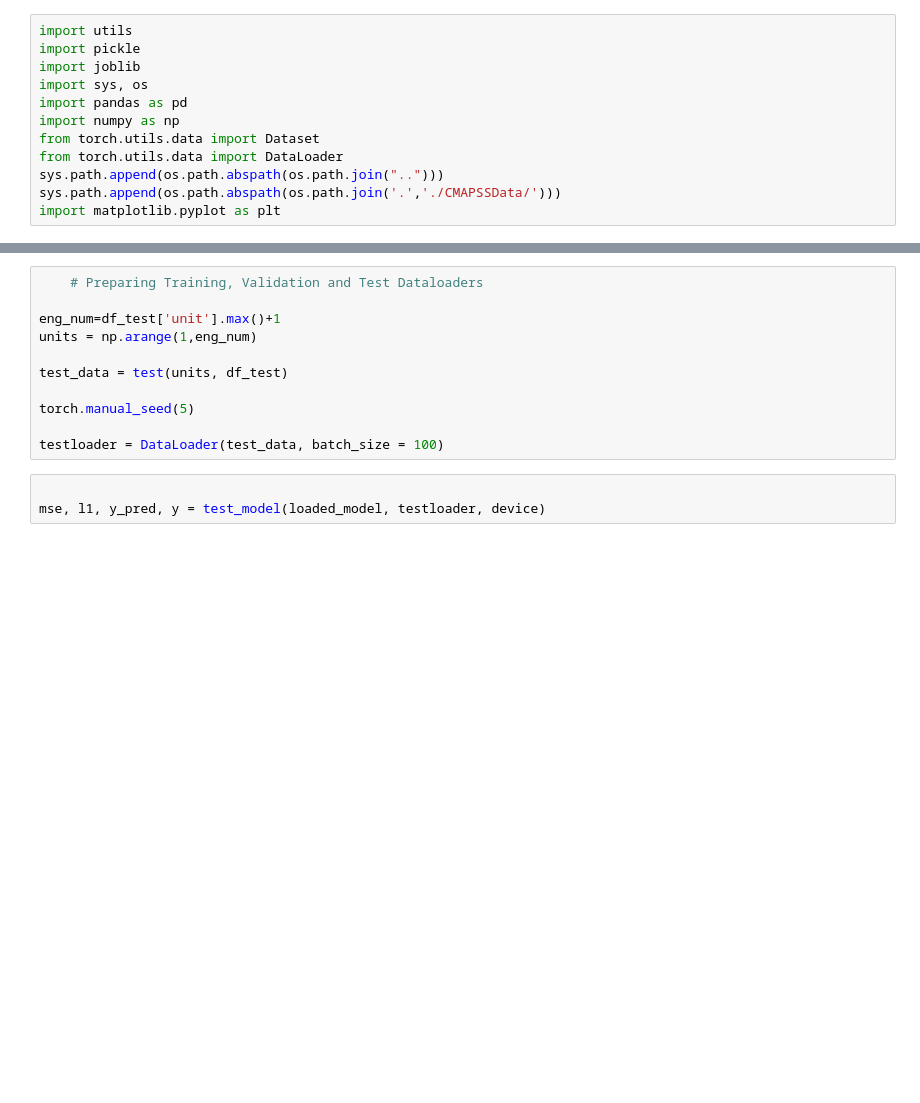
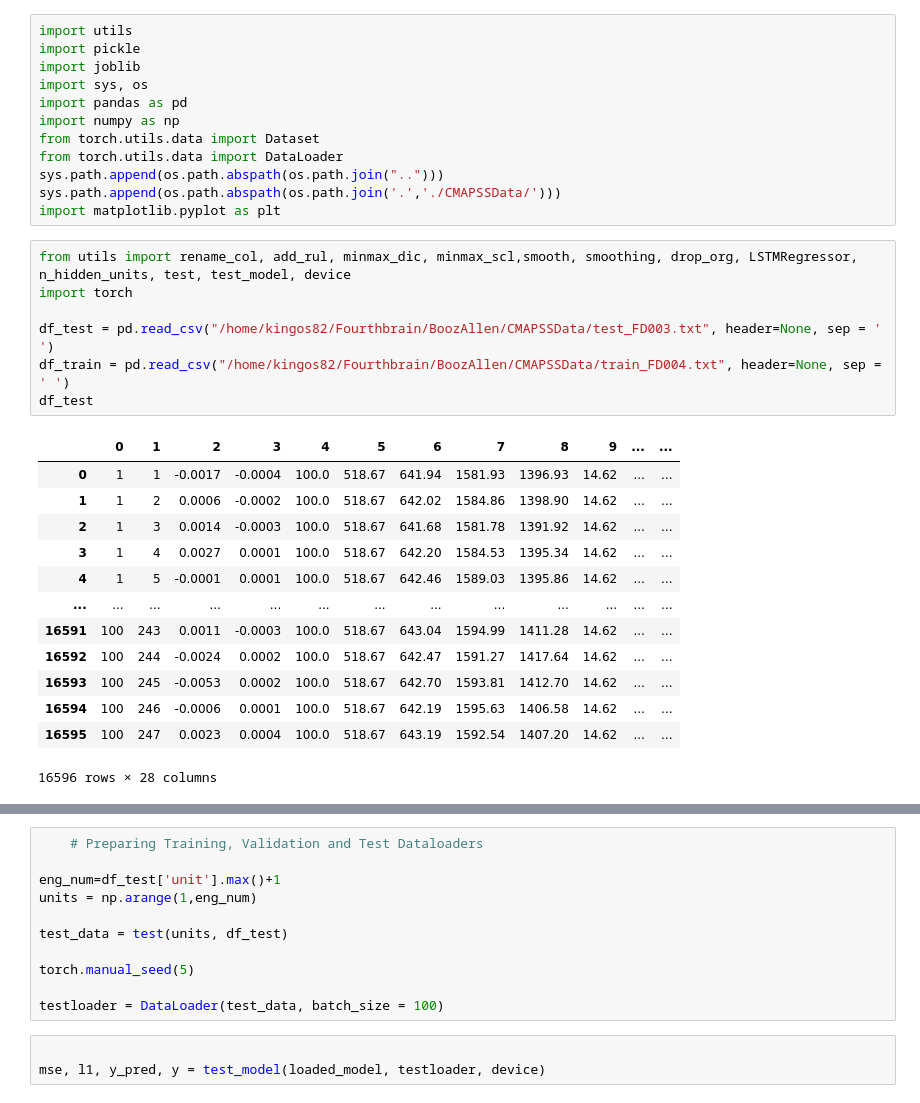
Before and after one commit to kingos82/BoozAllen, a Jupyter notebook: scripts/exp230317.ipynb, the cells around one changed output, grey strips where cells are left out. Saved outputs shown, nothing was run; the diff lists cells and outputs as text; blank space fills up the shorter version.

```diff
--- a/scripts/exp230317.ipynb
+++ b/scripts/exp230317.ipynb
@@ -10,3 +10,24 @@ from torch.utils.data import DataLoader
 sys.path.append(os.path.abspath(os.path.join("..")))
 sys.path.append(os.path.abspath(os.path.join('.','./CMAPSSData/')))
 import matplotlib.pyplot as plt
+# %%
+from utils import rename_col, add_rul, minmax_dic, minmax_scl,smooth, smoothing, drop_org, LSTMRegressor, n_hidden_units, test, test_model, device
+import torch
+
+df_test = pd.read_csv("/home/kingos82/Fourthbrain/BoozAllen/CMAPSSData/test_FD003.txt", header=None, sep = ' ')
+df_train = pd.read_csv("/home/kingos82/Fourthbrain/BoozAllen/CMAPSSData/train_FD004.txt", header=None, sep = ' ')
+df_test
+# %% [output]
+|  | 0 | 1 | 2 | 3 | 4 | 5 | 6 | 7 | 8 | 9 | ... | ... |
+| 0 | 1 | 1 | -0.0017 | -0.0004 | 100.0 | 518.67 | 641.94 | 1581.93 | 1396.93 | 14.62 | ... | ... |
+| 1 | 1 | 2 | 0.0006 | -0.0002 | 100.0 | 518.67 | 642.02 | 1584.86 | 1398.90 | 14.62 | ... | ... |
+| 2 | 1 | 3 | 0.0014 | -0.0003 | 100.0 | 518.67 | 641.68 | 1581.78 | 1391.92 | 14.62 | ... | ... |
+| 3 | 1 | 4 | 0.0027 | 0.0001 | 100.0 | 518.67 | 642.20 | 1584.53 | 1395.34 | 14.62 | ... | ... |
+| 4 | 1 | 5 | -0.0001 | 0.0001 | 100.0 | 518.67 | 642.46 | 1589.03 | 1395.86 | 14.62 | ... | ... |
+| ... | ... | ... | ... | ... | ... | ... | ... | ... | ... | ... | ... | ... |
+| 16591 | 100 | 243 | 0.0011 | -0.0003 | 100.0 | 518.67 | 643.04 | 1594.99 | 1411.28 | 14.62 | ... | ... |
+| 16592 | 100 | 244 | -0.0024 | 0.0002 | 100.0 | 518.67 | 642.47 | 1591.27 | 1417.64 | 14.62 | ... | ... |
+| 16593 | 100 | 245 | -0.0053 | 0.0002 | 100.0 | 518.67 | 642.70 | 1593.81 | 1412.70 | 14.62 | ... | ... |
+| 16594 | 100 | 246 | -0.0006 | 0.0001 | 100.0 | 518.67 | 642.19 | 1595.63 | 1406.58 | 14.62 | ... | ... |
+| 16595 | 100 | 247 | 0.0023 | 0.0004 | 100.0 | 518.67 | 643.19 | 1592.54 | 1407.20 | 14.62 | ... | ... |
+16596 rows × 28 columns
```
Also changed, not shown: parts of 5 cells of this notebook, 1 other file.
